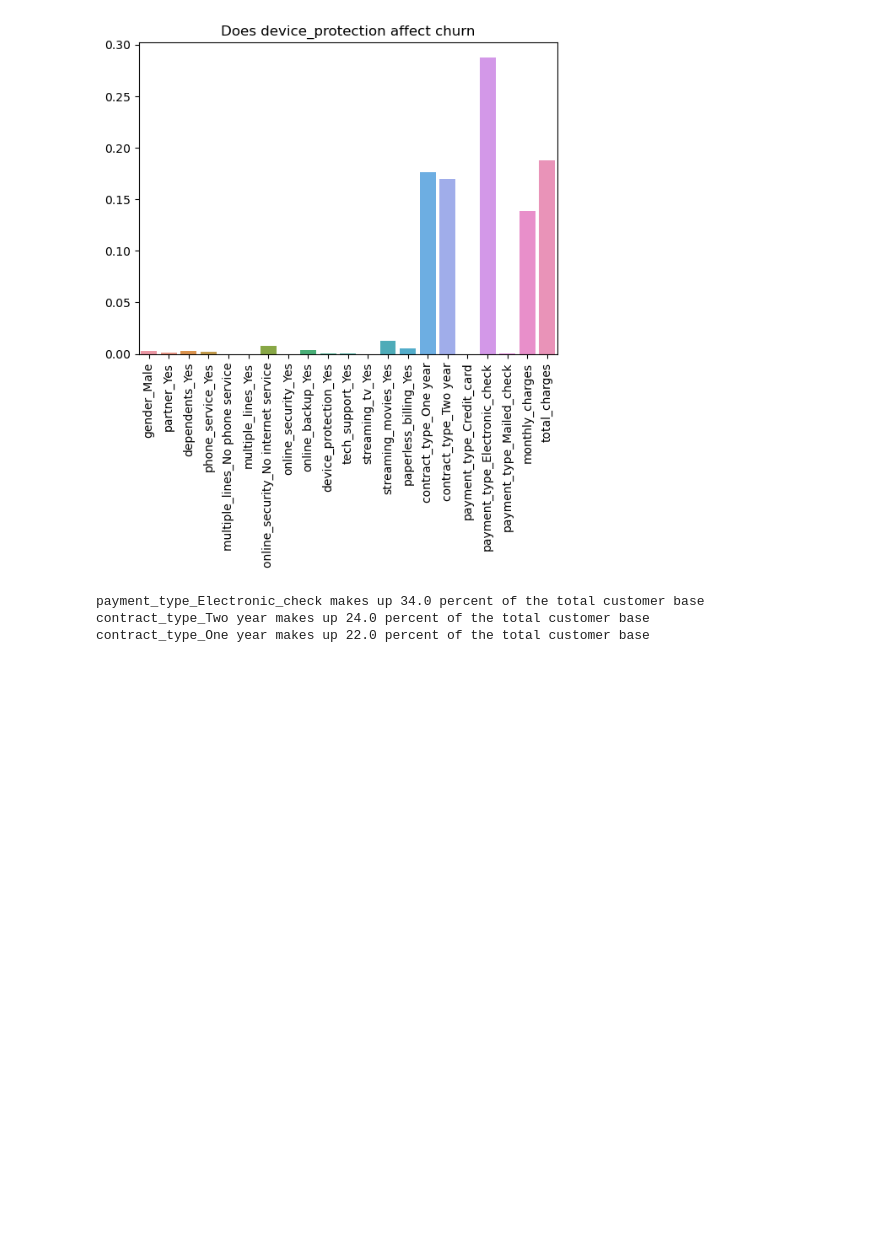
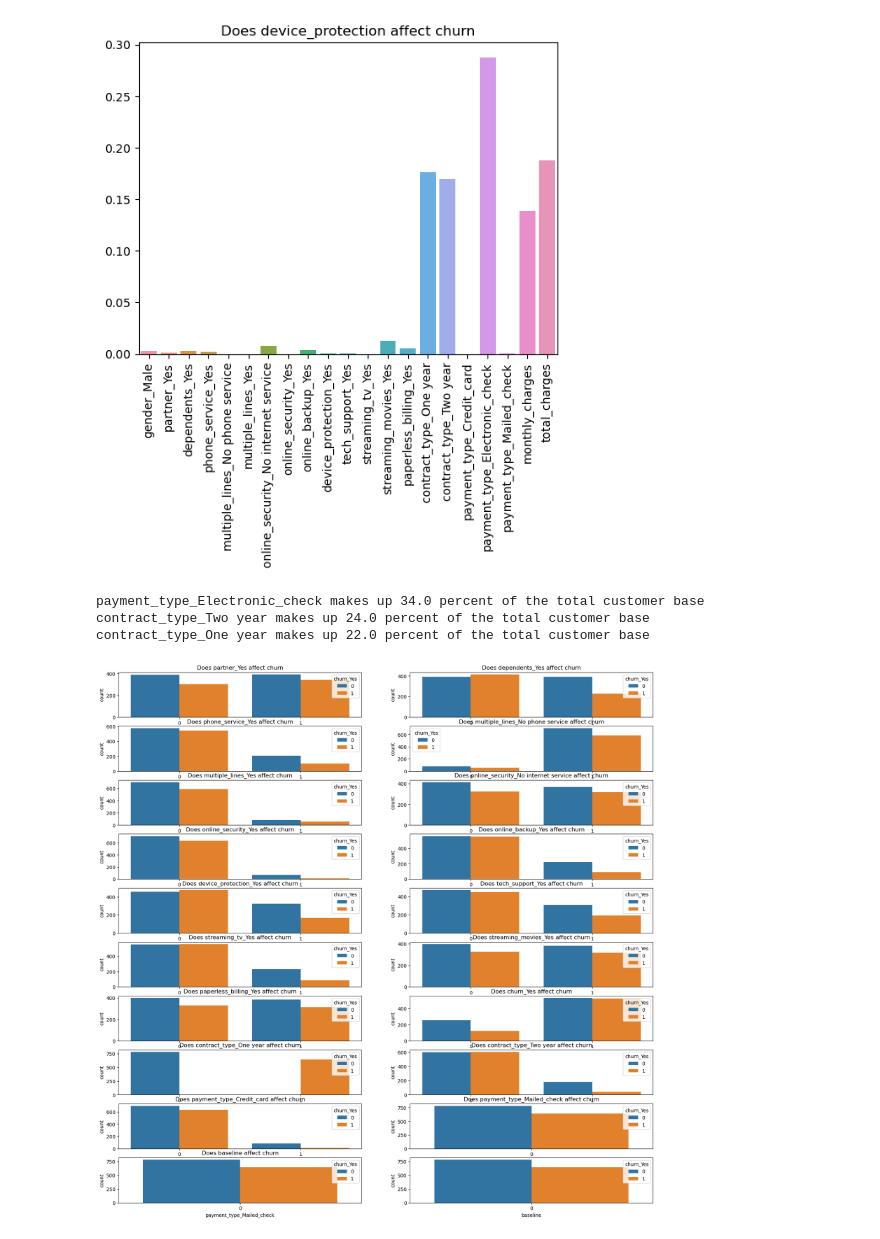
Before and after one commit to Divante222/project_1_telco_churn, a Jupyter notebook: final_report.ipynb, the cells around one changed output. Saved outputs shown, nothing was run; the diff lists cells and outputs as text; code cells hidden in the pictures; blank space fills up the shorter version.

```diff
--- a/final_report.ipynb
+++ b/final_report.ipynb
@@ -447,4 +447,6 @@ payment_type_Electronic_check makes up 34.0 percent of the total customer base
 contract_type_Two year makes up 24.0 percent of the total customer base
 contract_type_One year makes up 22.0 percent of the total customer base
 # %%
-# wrangle.get_barplot_for_everything(payment_type_Electronic_check)
+wrangle.get_barplot_for_everything(payment_type_Electronic_check, name='payment_type_Electronic_check')
+# %% [output]
+[figure, added]
```
Also changed, not shown: 1 other file.
